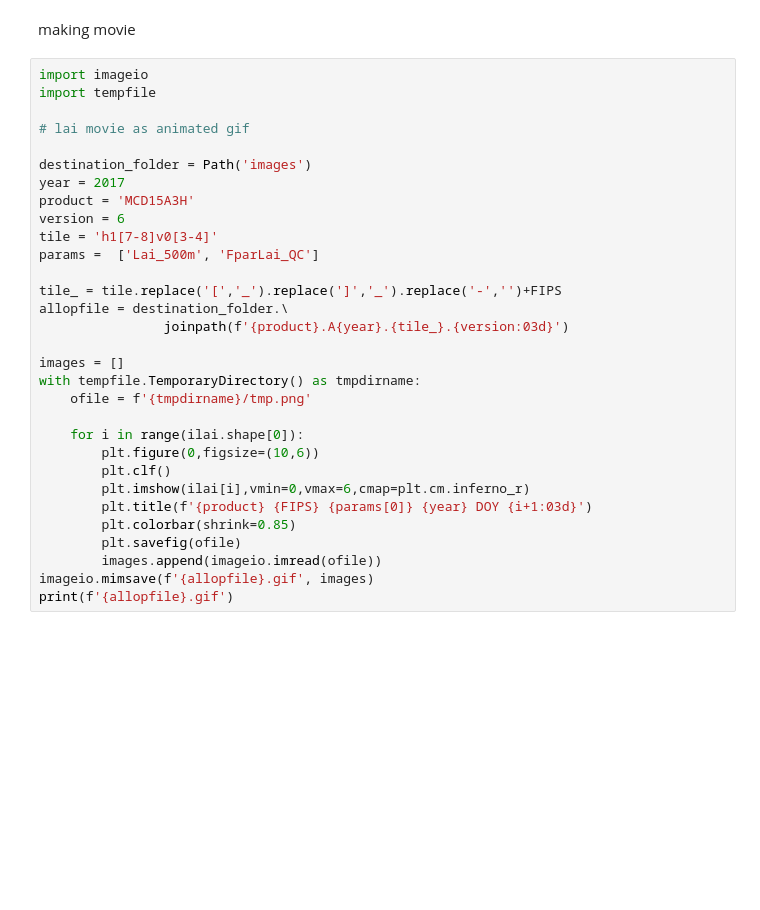
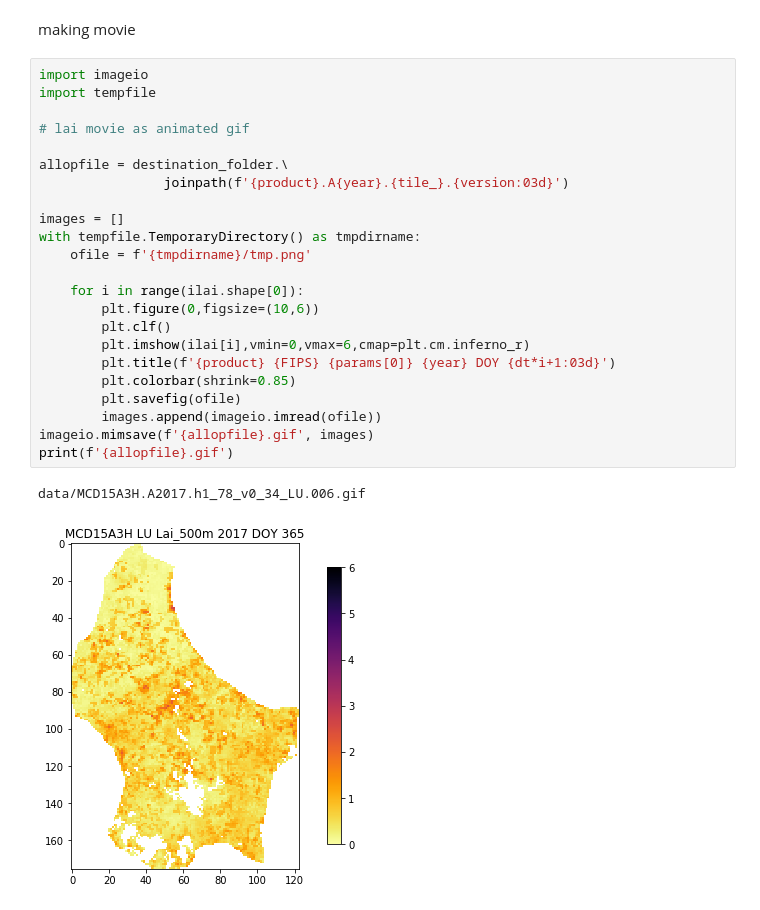
Before and after one commit to profLewis/geog0111_OLD, a Jupyter notebook: Chapter3_4_GDAL_stacking_and_interpolating.ipynb, the cells around one changed output. Drawn from its saved outputs; the diff is of its cells as text; blank space fills up the shorter version.

```diff
--- a/Chapter3_4_GDAL_stacking_and_interpolating.ipynb
+++ b/Chapter3_4_GDAL_stacking_and_interpolating.ipynb
@@ -394,33 +647,28 @@ making movie
 # %%
 import imageio
 import tempfile
 
 # lai movie as animated gif
 
-destination_folder = Path('images')
-year = 2017
-product = 'MCD15A3H'
-version = 6
-tile = 'h1[7-8]v0[3-4]'
-params =  ['Lai_500m', 'FparLai_QC']
-
-tile_ = tile.replace('[','_').replace(']','_').replace('-','')+FIPS
 allopfile = destination_folder.\
                 joinpath(f'{product}.A{year}.{tile_}.{version:03d}')
 
 images = []
 with tempfile.TemporaryDirectory() as tmpdirname:
     ofile = f'{tmpdirname}/tmp.png'
 
     for i in range(ilai.shape[0]):
         plt.figure(0,figsize=(10,6))
         plt.clf()
         plt.imshow(ilai[i],vmin=0,vmax=6,cmap=plt.cm.inferno_r)
-        plt.title(f'{product} {FIPS} {params[0]} {year} DOY {i+1:03d}')
+        plt.title(f'{product} {FIPS} {params[0]} {year} DOY {dt*i+1:03d}')
         plt.colorbar(shrink=0.85)
         plt.savefig(ofile)
         images.append(imageio.imread(ofile))
 imageio.mimsave(f'{allopfile}.gif', images)
 print(f'{allopfile}.gif')
+# %% [output]
+data/MCD15A3H.A2017.h1_78_v0_34_LU.006.gif
+[figure, added]
 # %% [markdown]
 ![](images/MCD15A3H.A2017.h1_78_v0_34_LU.006.gif)
```
Also changed, not shown: parts of 20 cells of this notebook, 1 other file.
